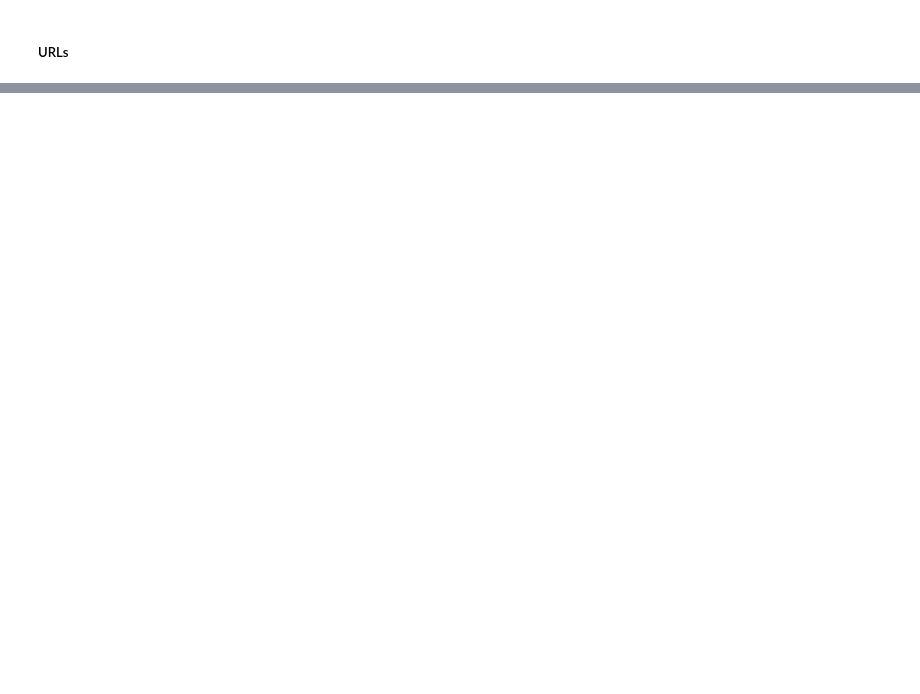
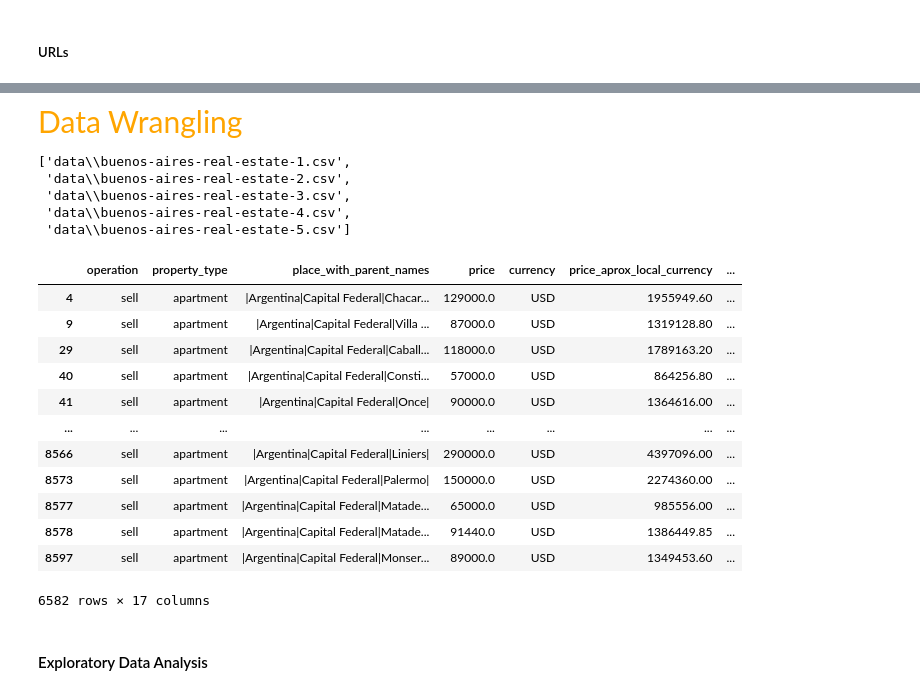
Before and after one commit to tech-ml-quant-luv/Applied_data_science_lab_worldquant, a Jupyter notebook: Project 2 - Housing in Buenos Aires/price_and_neighborhood.ipynb, the cells around one changed output, grey strips where cells are left out. Saved outputs shown, nothing was run; the diff lists cells and outputs as text; code cells hidden in the pictures; blank space fills up the shorter version.

```diff
--- a/Project 2 - Housing in Buenos Aires/price_and_neighborhood.ipynb
+++ b/Project 2 - Housing in Buenos Aires/price_and_neighborhood.ipynb
@@ -94,0 +86,36 @@
+# %% [markdown]
+<p style="color:orange; font-size:30px">Data Wrangling</p>
+# %%
+from data_wrangling_pipeline import wrangle, input_for_matplotlib
+files = glob("data/buenos-aires-real-estate-*.csv")
+files
+# %% [output]
+['data\\buenos-aires-real-estate-1.csv',
+ 'data\\buenos-aires-real-estate-2.csv',
+ 'data\\buenos-aires-real-estate-3.csv',
+ 'data\\buenos-aires-real-estate-4.csv',
+ 'data\\buenos-aires-real-estate-5.csv']
+# %%
+frames=[]
+for filepath in files:
+    df = wrangle(filepath)
+    frames.append(df)
+# %%
+df = pd.concat(frames, axis=0)
+df
+# %% [output]
+|  | operation | property_type | place_with_parent_names | price | currency | price_aprox_local_currency | ... |
+| 4 | sell | apartment | |Argentina|Capital Federal|Chacar... | 129000.0 | USD | 1955949.60 | ... |
+| 9 | sell | apartment | |Argentina|Capital Federal|Villa ... | 87000.0 | USD | 1319128.80 | ... |
+| 29 | sell | apartment | |Argentina|Capital Federal|Caball... | 118000.0 | USD | 1789163.20 | ... |
+| 40 | sell | apartment | |Argentina|Capital Federal|Consti... | 57000.0 | USD | 864256.80 | ... |
+| 41 | sell | apartment | |Argentina|Capital Federal|Once| | 90000.0 | USD | 1364616.00 | ... |
+| ... | ... | ... | ... | ... | ... | ... | ... |
+| 8566 | sell | apartment | |Argentina|Capital Federal|Liniers| | 290000.0 | USD | 4397096.00 | ... |
+| 8573 | sell | apartment | |Argentina|Capital Federal|Palermo| | 150000.0 | USD | 2274360.00 | ... |
+| 8577 | sell | apartment | |Argentina|Capital Federal|Matade... | 65000.0 | USD | 985556.00 | ... |
+| 8578 | sell | apartment | |Argentina|Capital Federal|Matade... | 91440.0 | USD | 1386449.85 | ... |
+| 8597 | sell | apartment | |Argentina|Capital Federal|Monser... | 89000.0 | USD | 1349453.60 | ... |
+6582 rows × 17 columns
+# %% [markdown]
+#### Exploratory Data Analysis
```
Also changed, not shown: parts of 22 cells of this notebook, 2 other files.
